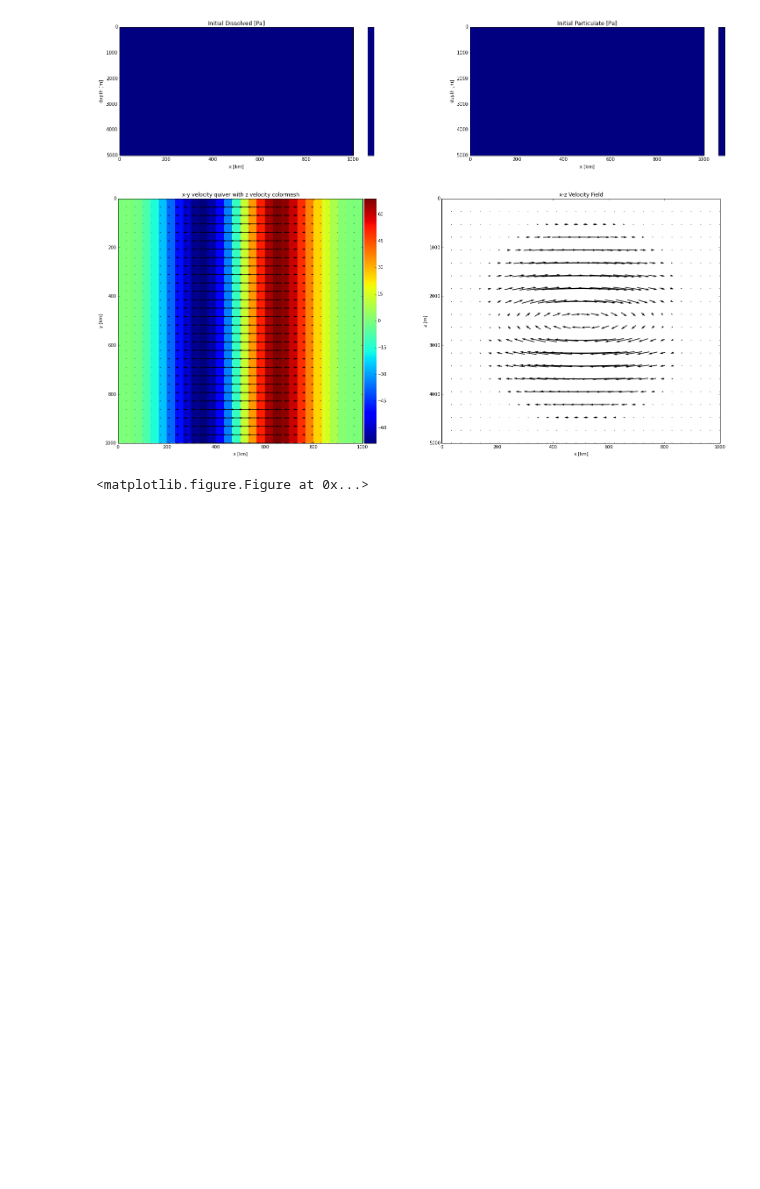
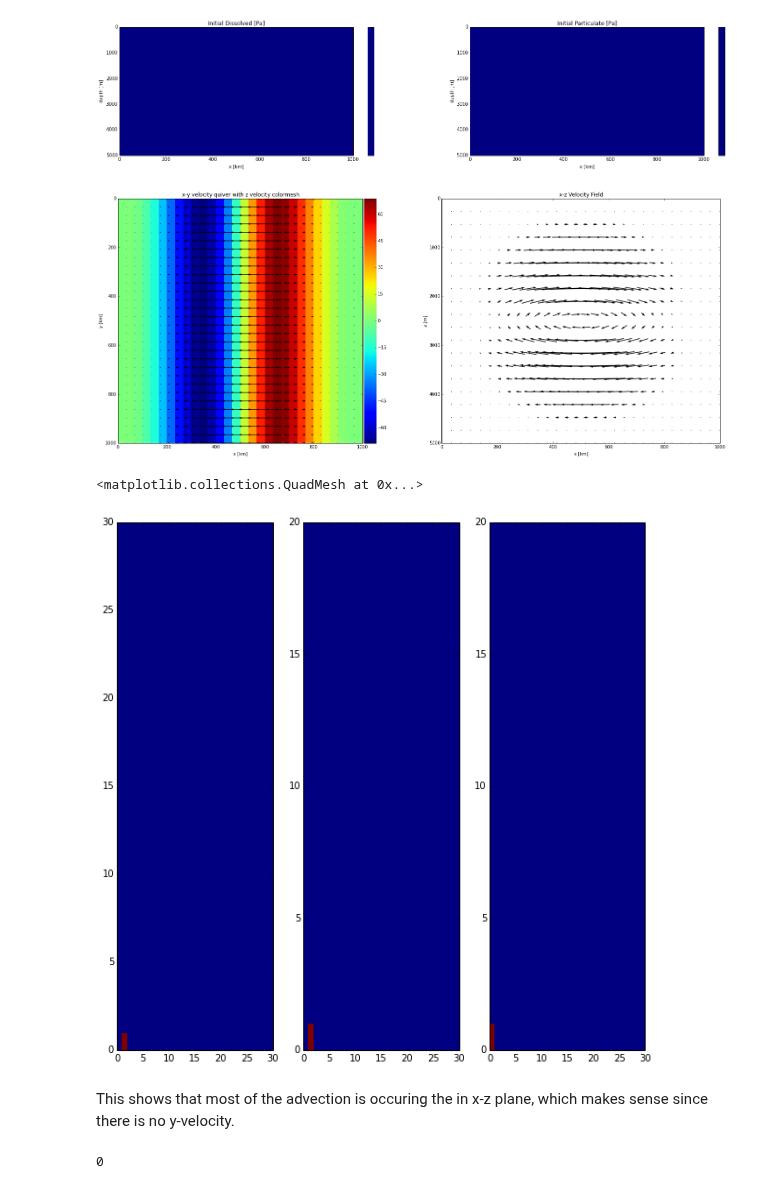
Before and after one commit to UBC-MOAD/pa-th-simple, a Jupyter notebook: prelim-model/Evaluation of 3D flux - Step 1.ipynb, the cells around one changed output. Saved outputs shown, nothing was run; the diff lists cells and outputs as text; code cells hidden in the pictures; blank space fills up the shorter version.

```diff
--- a/prelim-model/Evaluation of 3D TVD - Step 1.ipynb
+++ b/prelim-model/Evaluation of 3D flux - Step 1.ipynb
@@ -30,30 +30,9 @@ fig = threeplot.init(g.a, h.a, u, xmin, xmax, ymin, ymax, zmin, zmax, nx, ny, nz
 # %% [output]
 [figure]
 [figure]
-# %%
-# plot a y-slice of the velocity field
-x = np.linspace(xmin, xmax, nx)
-y = np.linspace(ymin, ymax, ny)
-z = np.linspace(zmin, zmax, nz)
-n = 10
-fig = plt.figure(figsize=(10, 10))
-im = plt.imshow(100*(u[0,n,:,:]), interpolation='none',extent=[0,1000,0,1000])
-plt.quiver(1e-3*x, 1e-3*y, u[1,n,:,:], u[2,n,:,:], angles='xy', scale_units='xy')
-plt.xlabel('x')
-plt.ylabel('y')
-plt.colorbar(im)
-plb.gca().invert_yaxis()
-# %% [output]
-<matplotlib.figure.Figure at 0x...>
-# %%
-# chemistry
-k_ad, k_de, Q = ThPa2D.k_sorp('Pa', zmin, zmax, nx, nz)
-# time evolution
-g, h = ThPa2D.adflow(g, h, t, T, u, k_ad, k_de, Q, ThPa2D.TVD)
-# plot
-meshTh = twoplot.prof(g, h, xmin, xmax, zmin, zmax, nx, nz, T, 'Pa')
-# store
-DPa0vel = {}
-PPa0vel = {}
-DPa0vel['1tmax'] = copy.copy(g.a)
-PPa0vel['1tmax'] = copy.copy(h.a)
+# %%
+# chemistry
+k_ad, k_de, Q = ThPa3D.k_sorp3('Pa', zmin, zmax, nx, ny, nz)
+conc = g
+g.a = np.ones(np.shape(g.a))
+sinkrate = 500
@@ -59,0 +70,33 @@ PPa0vel['1tmax'] = copy.copy(h.a)
+# %%
+nz, ny, nx = conc.nz, conc.ny, conc.nx
+
+vert_flux = conc.a * (u[0,:,:,:] + sinkrate)
+horx_flux = conc.a * u[1,:,:,:]
+hory_flux = conc.a * u[2,:,:,:]
+
+leftx_flux =  n_upx[1:nz-1, 1:ny-1, 0:nx-2] * ( horx_flux[1:nz-1, 1:ny-1, 0:nx-2] - horx_flux[1:nz-1, 1:ny-1, 1:nx-1] )
+rightx_flux = p_upx[1:nz-1, 1:ny-1, 1:nx-1] * ( horx_flux[1:nz-1, 1:ny-1, 1:nx-1] - horx_flux[1:nz-1, 1:ny-1, 2:nx] )
+lefty_flux =  n_upx[1:nz-1, 0:ny-2, 1:nx-1] * ( hory_flux[1:nz-1, 0:ny-2, 1:nx-1] - hory_flux[1:nz-1, 1:ny-1, 1:nx-1] )
+righty_flux = p_upx[1:nz-1, 1:ny-1, 1:nx-1] * ( hory_flux[1:nz-1, 1:ny-1, 1:nx-1] - hory_flux[1:nz-1, 2:ny, 1:nx-1] )
+up_flux = n_upz[0:nz-2, 1:ny-1, 1:nx-1] * ( vert_flux[0:nz-2, 1:ny-1, 1:nx-1] - vert_flux[1:nz-1, 1:ny-1, 1:nx-1] )
+down_flux = p_upz[1:nz-1, 1:ny-1, 1:nx-1] * ( vert_flux[1:nz-1, 1:ny-1, 1:nx-1] - vert_flux[2:nz, 1:ny-1, 1:nx-1] )
+
+adv = np.empty_like(conc.a)
+adv[1:nz-1, 1:ny-1, 1:nx-1] = (leftx_flux + rightx_flux) * conc.dx_i + (lefty_flux + righty_flux) * conc.dy_i + (up_flux + down_flux) * conc.dz_i
+# %%
+plt.subplots(1,3,figsize = (10,10))
+plt.subplot(131)
+plt.pcolormesh(adv[0,:,:])
+plt.subplot(132)
+plt.pcolormesh(adv[:,0,:])
+plt.subplot(133)
+plt.pcolormesh(adv[:,:,0])
+# %% [output]
+<matplotlib.collections.QuadMesh at 0x...>
+[figure, added]
+# %% [markdown]
+This shows that most of the advection is occuring the in x-z plane, which makes sense since there is no y-velocity.
+# %%
+sum(sum(sum(np.isnan(adv))))
+# %% [output]
+0
```
Also changed, not shown: parts of 1 cell of this notebook, 4 other files.
